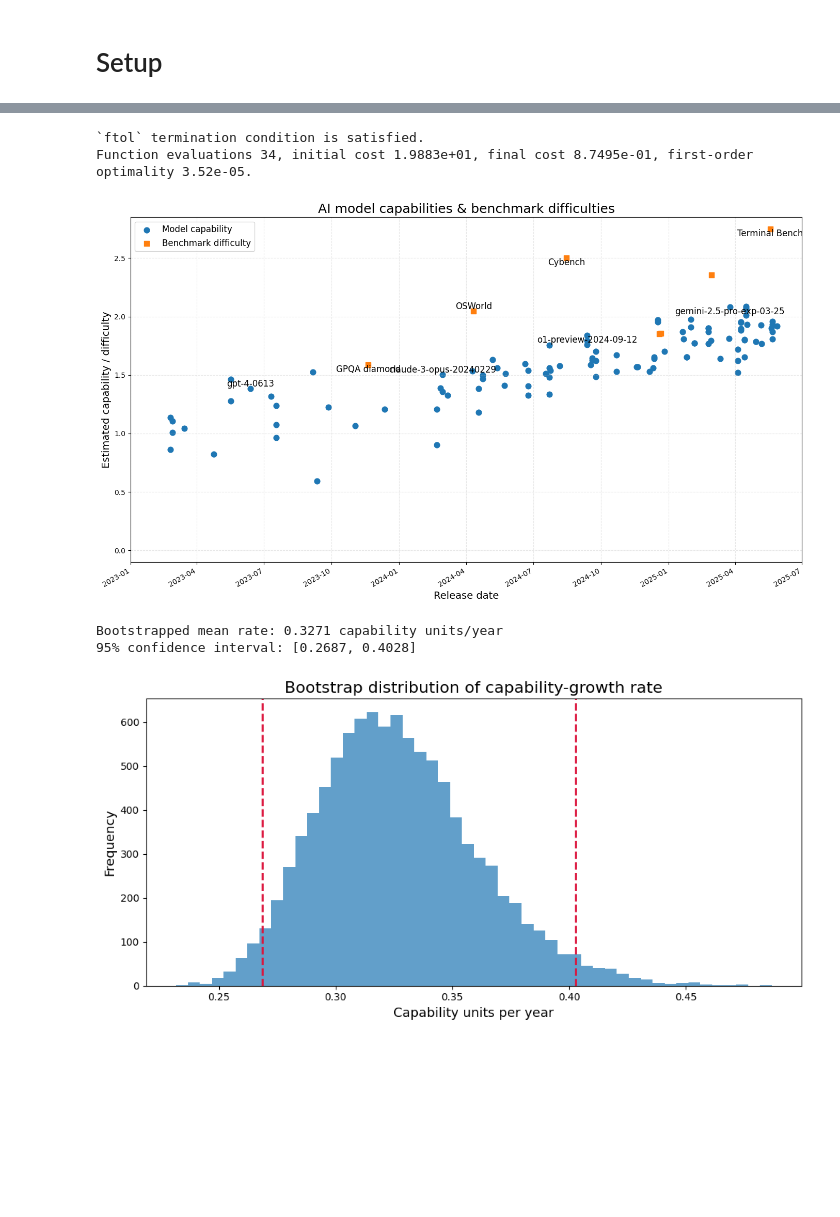
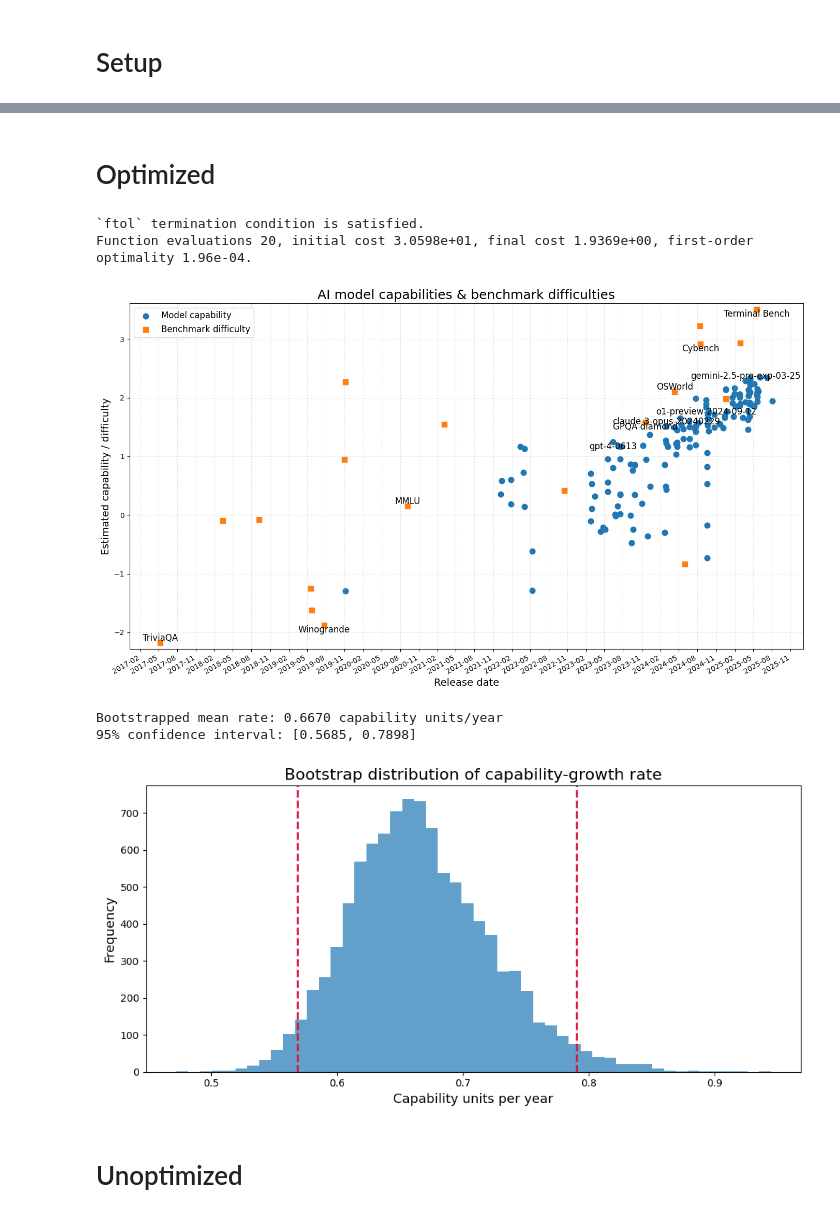
Before and after one commit to epoch-research/benchmark-stitching, a Jupyter notebook: notebooks/optimization_pressure.ipynb, the cells around one changed output, grey strips where cells are left out. Cells and saved outputs as stored; diff of their text form; code cells hidden in the pictures; blank space fills up the shorter version.

```diff
--- a/notebooks/optimization_pressure.ipynb
+++ b/notebooks/optimization_pressure.ipynb
@@ -20,22 +28,35 @@ from typing import Union, Optional
+# %% [markdown]
+# Optimized
 # %%
+anchor_mode = "model" # "model", "benchmark"
 anchor_benchmark = "Winogrande"
 anchor_difficulty = 0
 anchor_slope = 1
+anchor_model1 = "claude-3-opus-20240229"
+anchor_model1_capability = 1.510032
+anchor_model2 = "claude-opus-4-20250514"
+anchor_model2_capability = 2.015441
 
 opt_df = scores_df[scores_df['optimized']]
-df_opt, df_cm_opt, df_bd_opt = fit_statistical_model(opt_df, anchor_benchmark, anchor_difficulty, anchor_slope)
 
-# Convert date strings to datetime objects
+df_opt, df_cm_opt, df_bd_opt = fit_statistical_model(
+    # scores_df,
+    opt_df,
+    anchor_mode=anchor_mode,
+    anchor_benchmark=anchor_benchmark,
+    anchor_difficulty=anchor_difficulty,
+    anchor_slope=anchor_slope,
+    anchor_model1=anchor_model1,
+    anchor_model1_capability=anchor_model1_capability,
+    anchor_model2=anchor_model2,
+    anchor_model2_capability=anchor_model2_capability
+)
+
 df_cm_opt['date_obj'] = pd.to_datetime(df_cm_opt['date'])
 # %% [output]
 `ftol` termination condition is satisfied.
-Function evaluations 34, initial cost 1.9883e+01, final cost 8.7495e-01, first-order optimality 3.52e-05.
+Function evaluations 20, initial cost 3.0598e+01, final cost 1.9369e+00, first-order optimality 1.96e-04.
 # %%
-import matplotlib.pyplot as plt
-import matplotlib.dates as mdates
-from datetime import datetime
-import pandas as pd
-
 # ── 1)  PREP THE TWO DATA SETS ────────────────────────────────────────────
 # --- models / capabilities
 cap_df = df_cm_opt.copy()
@@ -109,7 +130,7 @@ max_y = max(cap_values.max(),  bench_values.max()) + 0.1
 ax.set_ylim(min_y, max_y)
 
 # x-range exactly as requested
-ax.set_xlim(datetime(2023, 1, 1), datetime(2025, 7, 1))
+# ax.set_xlim(datetime(2023, 1, 1), datetime(2025, 7, 1))
 
 ax.grid(True, linestyle='--', alpha=0.3)
 ax.legend(fontsize=12)
@@ -118,7 +139,7 @@ plt.tight_layout()
 plt.savefig("capabilities_and_benchmarks_over_time.pdf")
 plt.show()
 # %% [output]
-[figure, old version]
+[figure, new version]
 # %%
 # ── 5) Bootstrap the slope ─────────────────────────────────────────────
 import numpy as np
@@ -126,36 +147,40 @@ import numpy as np
 n_boot      = 10000          # number of bootstrap resamples
 rng         = np.random.default_rng(0)   # reproducible seed
 
-x_full = cap_dates_num                       # days-since-0000-12-31 (float64)
-y_full = cap_values.to_numpy()         # capability values (float64)
+# filter out any non-finite dates/values (consistent with model_fit.ipynb)
+mask  = ~(np.isnan(cap_dates_num) | np.isnan(cap_values))
+x_full = cap_dates_num[mask]                       # days-since-0000-12-31 (float64)
+y_full = cap_values[mask].to_numpy()               # capability values (float64)
 
 boot_slopes_year = np.empty(n_boot)      # pre-allocate
 
 for i in range(n_boot):
     # sample indices with replacement
     idx           = rng.choice(len(x_full), len(x_full), replace=True)
     slope_day, _  = np.polyfit(x_full[idx], y_full[idx], 1)
     boot_slopes_year[i] = slope_day * 365.25   # convert to per-year
 
 # point estimate & 95 % CI
 mean_rate = boot_slopes_year.mean()
 ci_lower, ci_upper = np.percentile(boot_slopes_year, [2.5, 97.5])
 
 print(f"Bootstrapped mean rate: {mean_rate:.4f} capability units/year")
 print(f"95% confidence interval: [{ci_lower:.4f}, {ci_upper:.4f}]")
 
 # ── (optional) visualise the bootstrap distribution ────────────────────
 plt.figure(figsize=(10, 5))
 plt.hist(boot_slopes_year, bins=50, alpha=0.7)
 plt.axvline(ci_lower, color='crimson', linestyle='--', lw=2)
 plt.axvline(ci_upper, color='crimson', linestyle='--', lw=2)
 plt.title('Bootstrap distribution of capability-growth rate', fontsize=16)
 plt.xlabel('Capability units per year', fontsize=13)
 plt.ylabel('Frequency', fontsize=13)
 plt.tight_layout()
 plt.show()
 # %% [output]
-Bootstrapped mean rate: 0.3271 capability units/year
-95% confidence interval: [0.2687, 0.4028]
+Bootstrapped mean rate: 0.6670 capability units/year
+95% confidence interval: [0.5685, 0.7898]
-[figure, old version]
+[figure, new version]
+# %% [markdown]
+# Unoptimized
 # %%
```
Also changed, not shown: parts of 8 cells of this notebook, 51 other files.
